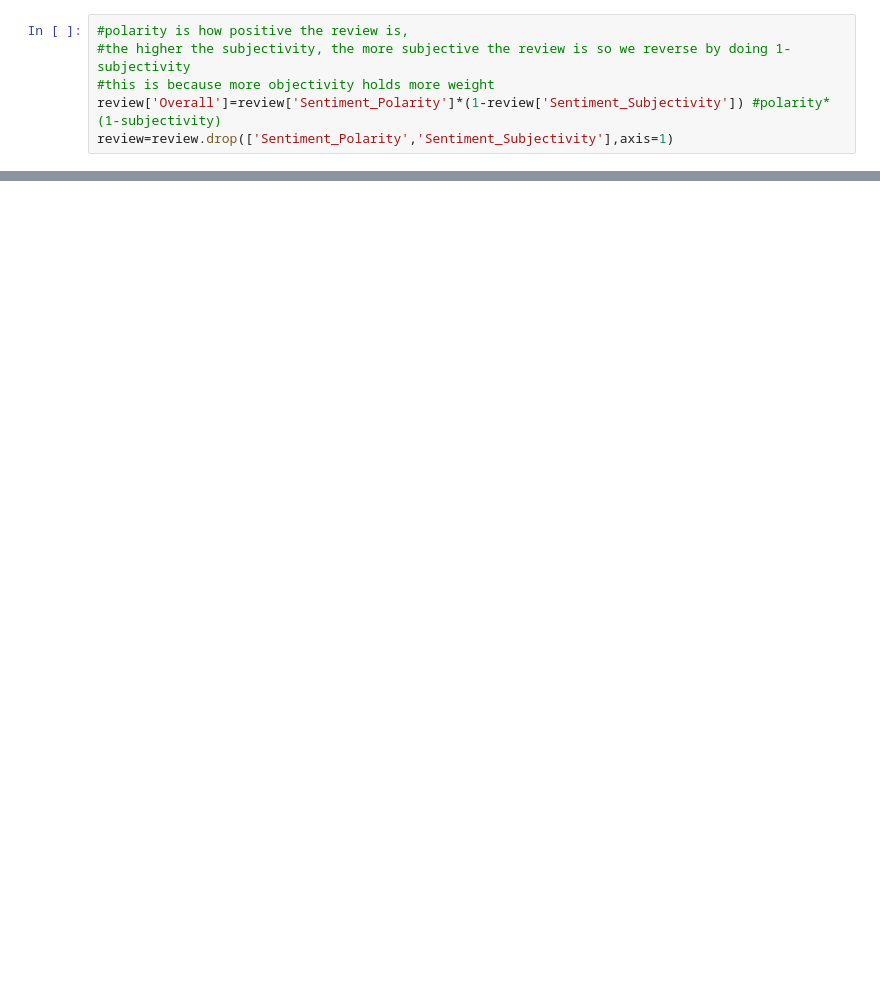
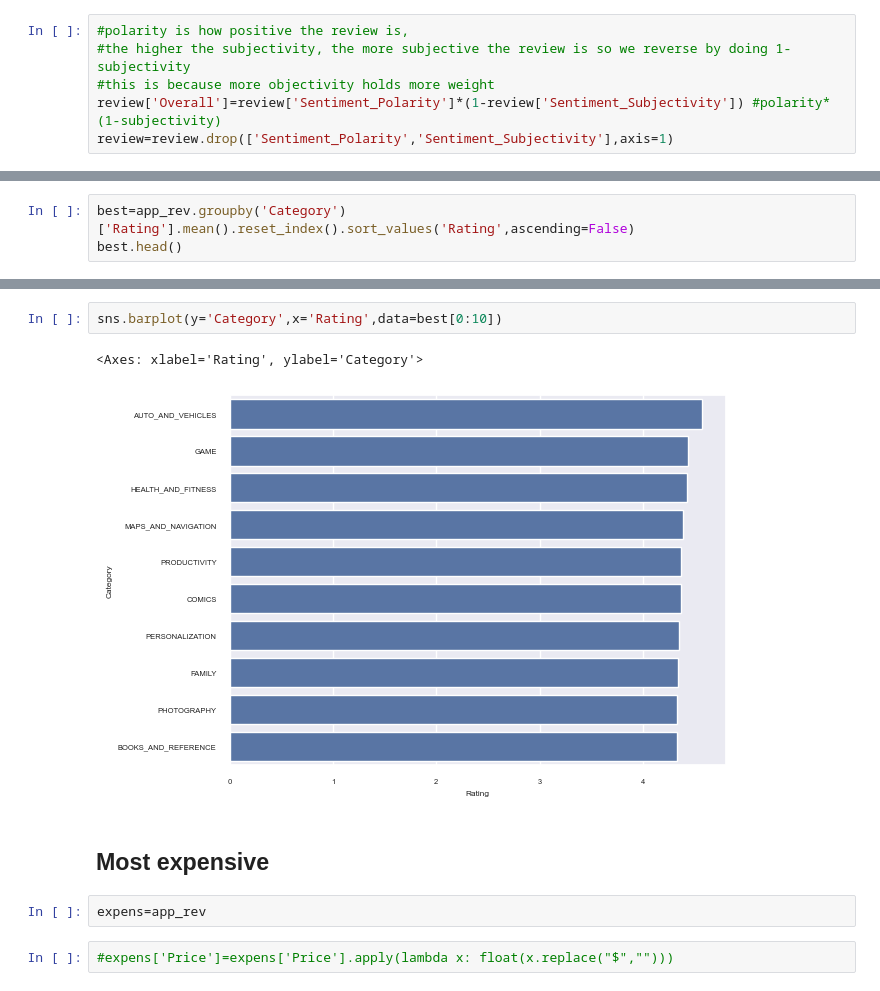
Before and after one commit to JMorganSparta/Project, a Jupyter notebook: Draft.ipynb, the cells around one changed output, grey strips where cells are left out. Saved outputs shown, nothing was run; the diff lists cells and outputs as text; blank space fills up the shorter version.

```diff
--- a/Draft.ipynb
+++ b/Draft.ipynb
@@ -115,0 +133,3 @@ app_rev.head()
+# %%
+best=app_rev.groupby('Category')['Rating'].mean().reset_index().sort_values('Rating',ascending=False)
+best.head()
@@ -115,0 +143,11 @@ app_rev.head()
+# %%
+sns.barplot(y='Category',x='Rating',data=best[0:10])
+# %% [output]
+<Axes: xlabel='Rating', ylabel='Category'>
+[figure, added]
+# %% [markdown]
+## Most expensive
+# %%
+expens=app_rev
+# %%
+#expens['Price']=expens['Price'].apply(lambda x: float(x.replace("$","")))
```
Also changed, not shown: parts of 51 cells of this notebook.
